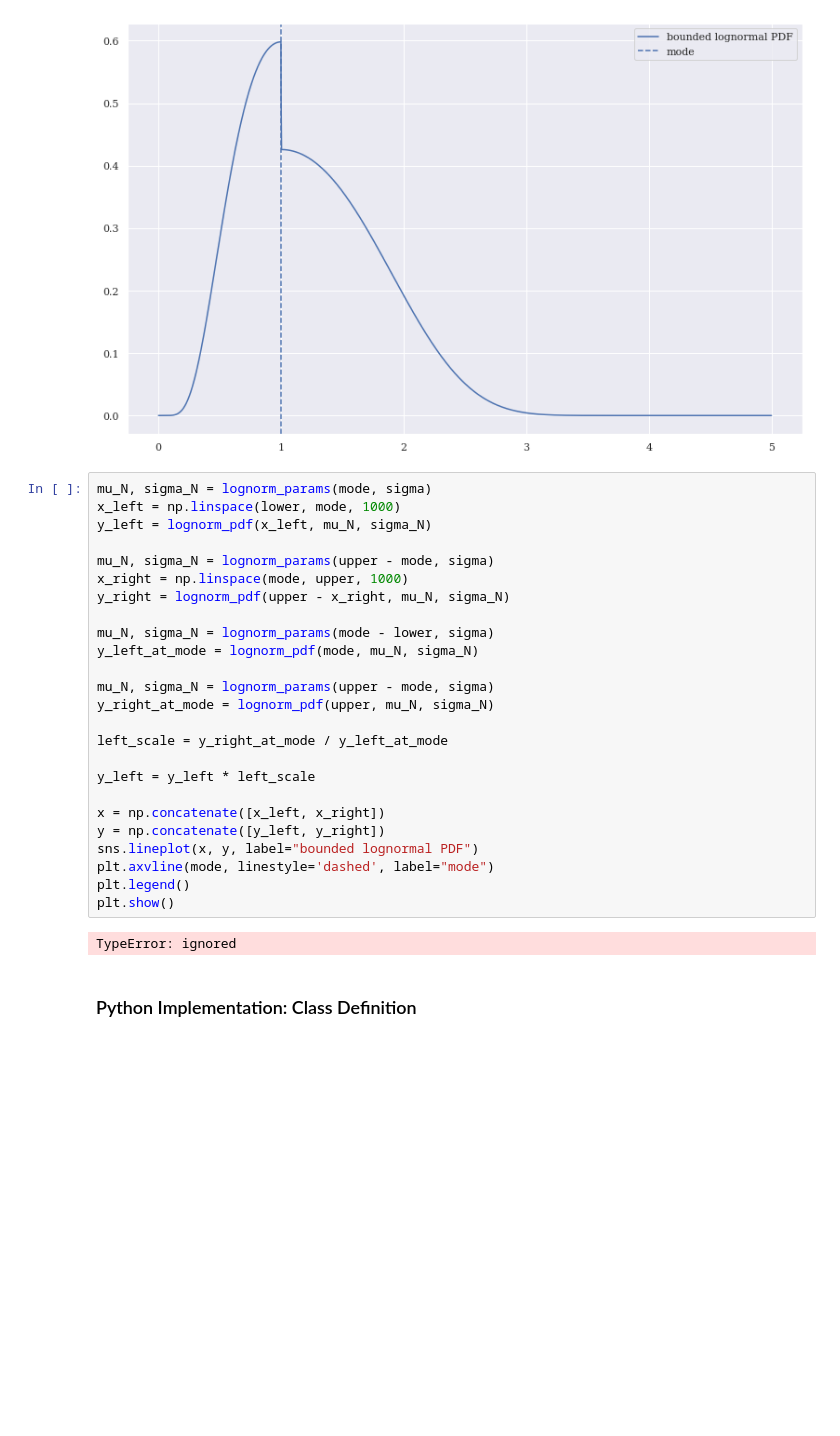
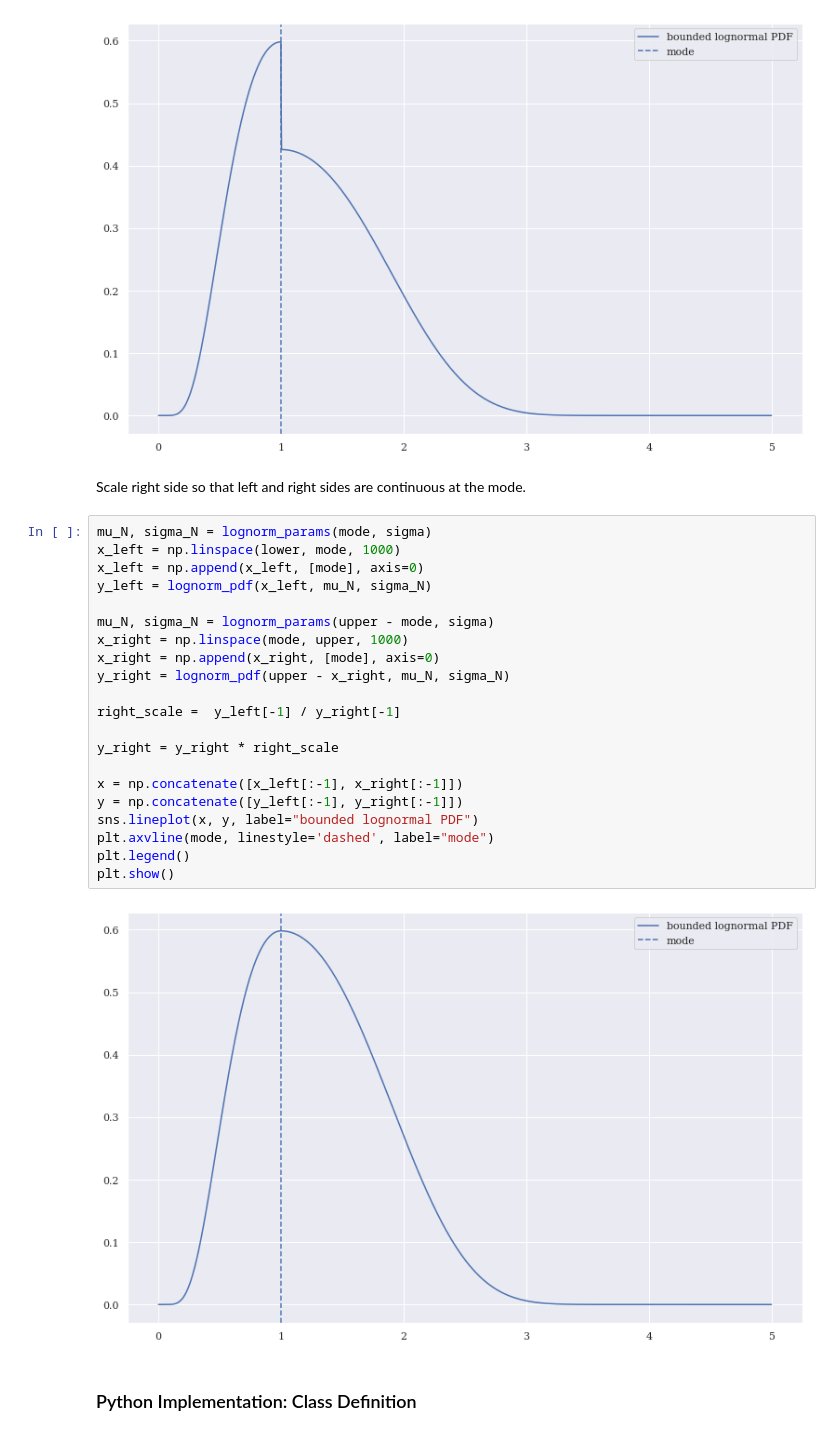
Before and after one commit to tedteske/bounded_lognorm, a Jupyter notebook: bounded_lognorm.ipynb, the cells around one changed output. Cells and saved outputs as stored; diff of their text form; blank space fills up the shorter version.

```diff
--- a/bounded_lognorm.ipynb
+++ b/bounded_lognorm.ipynb
@@ -227,33 +236,31 @@ plt.legend()
 plt.show()
 # %% [output]
 [figure]
+# %% [markdown]
+Scale right side so that left and right sides are continuous at the mode.
 # %%
 mu_N, sigma_N = lognorm_params(mode, sigma)
 x_left = np.linspace(lower, mode, 1000)
+x_left = np.append(x_left, [mode], axis=0)
 y_left = lognorm_pdf(x_left, mu_N, sigma_N)
 
 mu_N, sigma_N = lognorm_params(upper - mode, sigma)
 x_right = np.linspace(mode, upper, 1000)
+x_right = np.append(x_right, [mode], axis=0)
 y_right = lognorm_pdf(upper - x_right, mu_N, sigma_N)
 
-mu_N, sigma_N = lognorm_params(mode - lower, sigma)
-y_left_at_mode = lognorm_pdf(mode, mu_N, sigma_N)
+right_scale =  y_left[-1] / y_right[-1]
 
-mu_N, sigma_N = lognorm_params(upper - mode, sigma)
-y_right_at_mode = lognorm_pdf(upper, mu_N, sigma_N)
+y_right = y_right * right_scale
 
-left_scale = y_right_at_mode / y_left_at_mode
-
-y_left = y_left * left_scale
-
-x = np.concatenate([x_left, x_right])
-y = np.concatenate([y_left, y_right])
+x = np.concatenate([x_left[:-1], x_right[:-1]])
+y = np.concatenate([y_left[:-1], y_right[:-1]])
 sns.lineplot(x, y, label="bounded lognormal PDF")
 plt.axvline(mode, linestyle='dashed', label="mode")
 plt.legend()
 plt.show()
 # %% [output]
-TypeError: ignored
+[figure, added]
 # %% [markdown]
 ### Python Implementation: Class Definition
 # %% [markdown]
```
Also changed, not shown: parts of 17 cells of this notebook.
